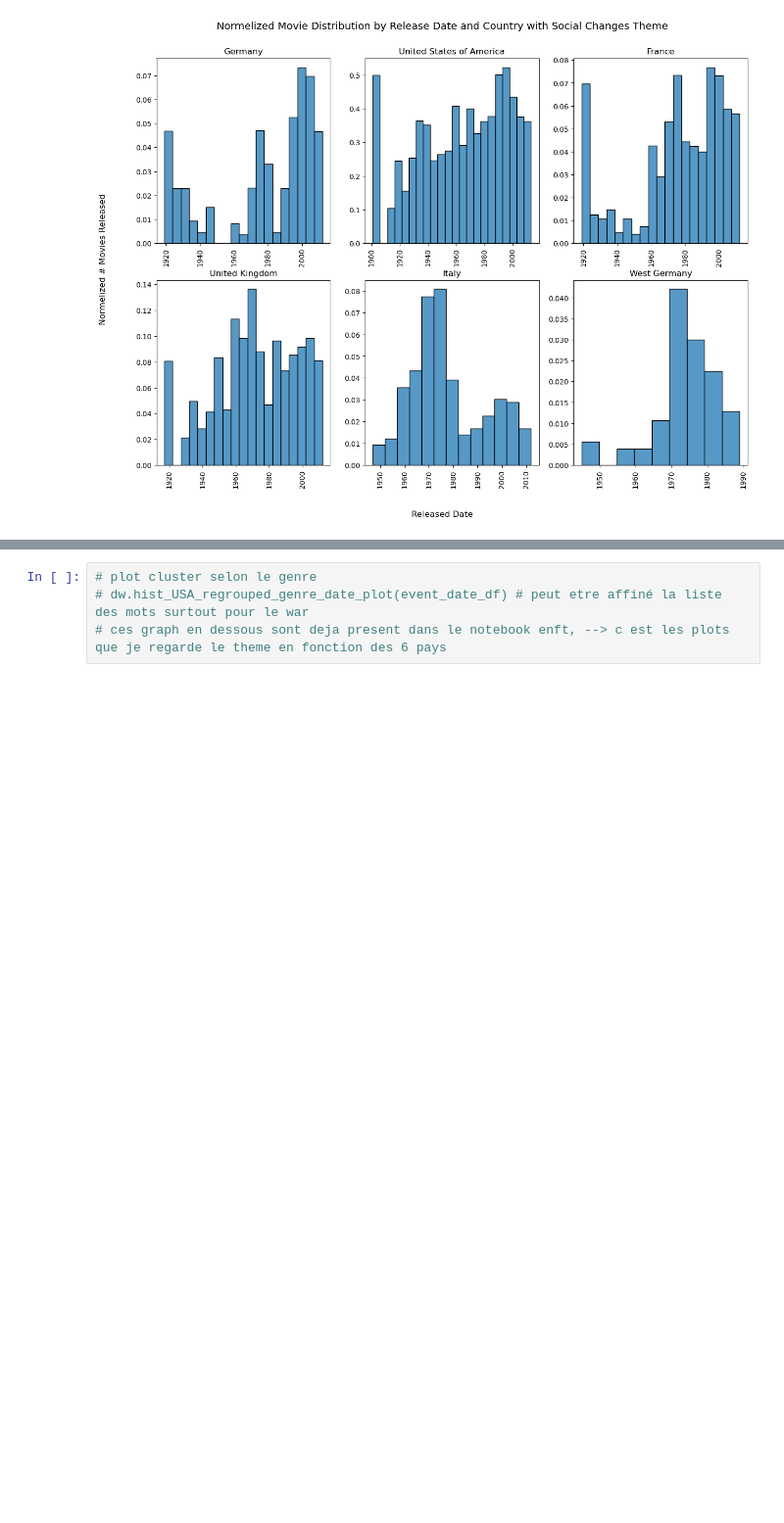
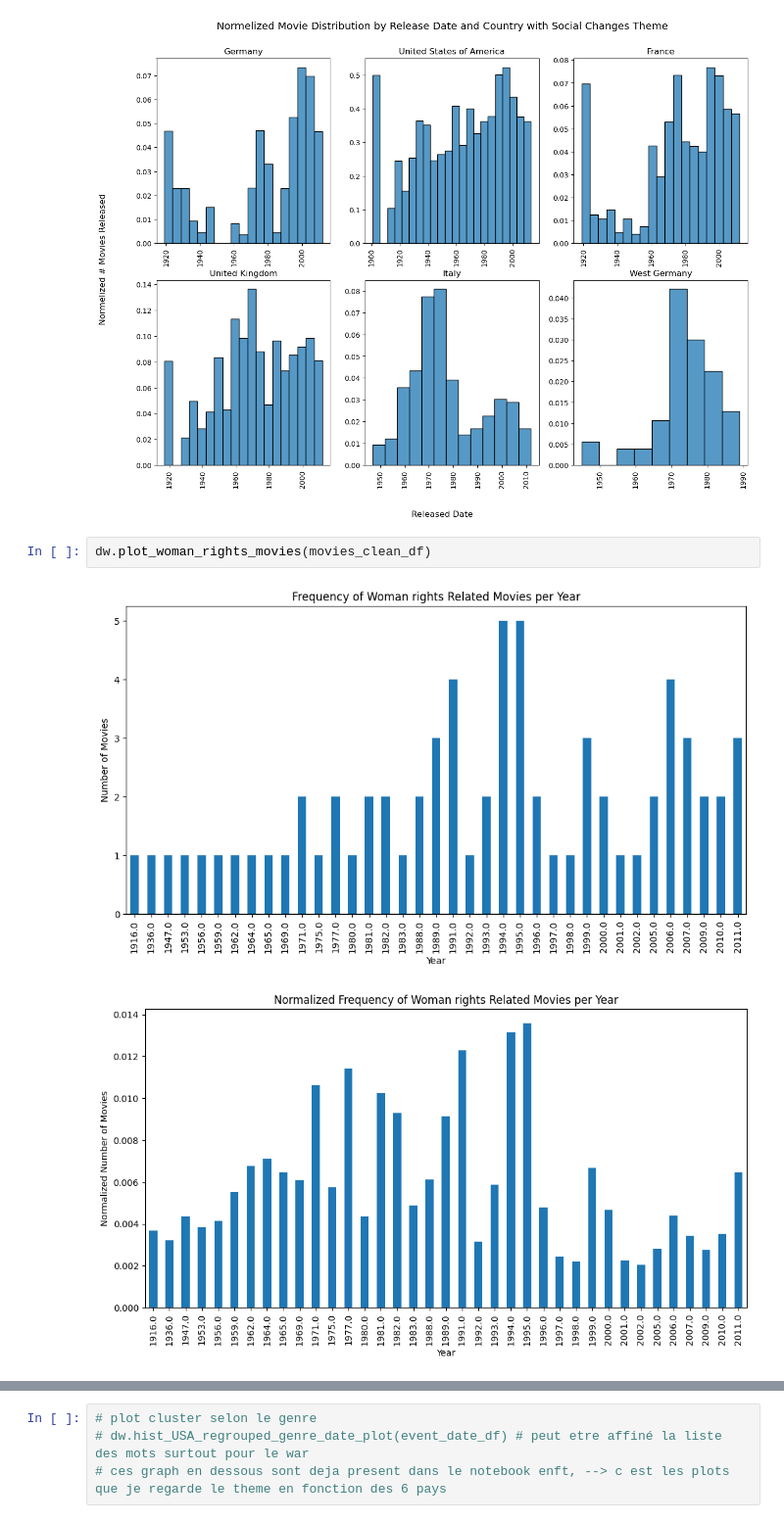
Before and after one commit to epfl-ada/ada-2024-project-spaghettisolution, a Jupyter notebook: results.ipynb, the cells around one changed output, grey strips where cells are left out. Shown at 98% size. Cells and saved outputs as stored; diff of their text form; blank space fills up the shorter version.

```diff
--- a/results.ipynb
+++ b/results.ipynb
@@ -430,3 +482,8 @@ See the caveats in the documentation: https://pandas.pydata.org/pandas-docs/stab
   social_country_event_date_df['country'] = social_country_event_date_df['country'].str.split(', ')
 [figure]
 [figure]
+# %%
+dw.plot_woman_rights_movies(movies_clean_df)
+# %% [output]
+[figure, added]
+[figure, added]
```
Also changed, not shown: parts of 23 cells of this notebook, 2 other files.
